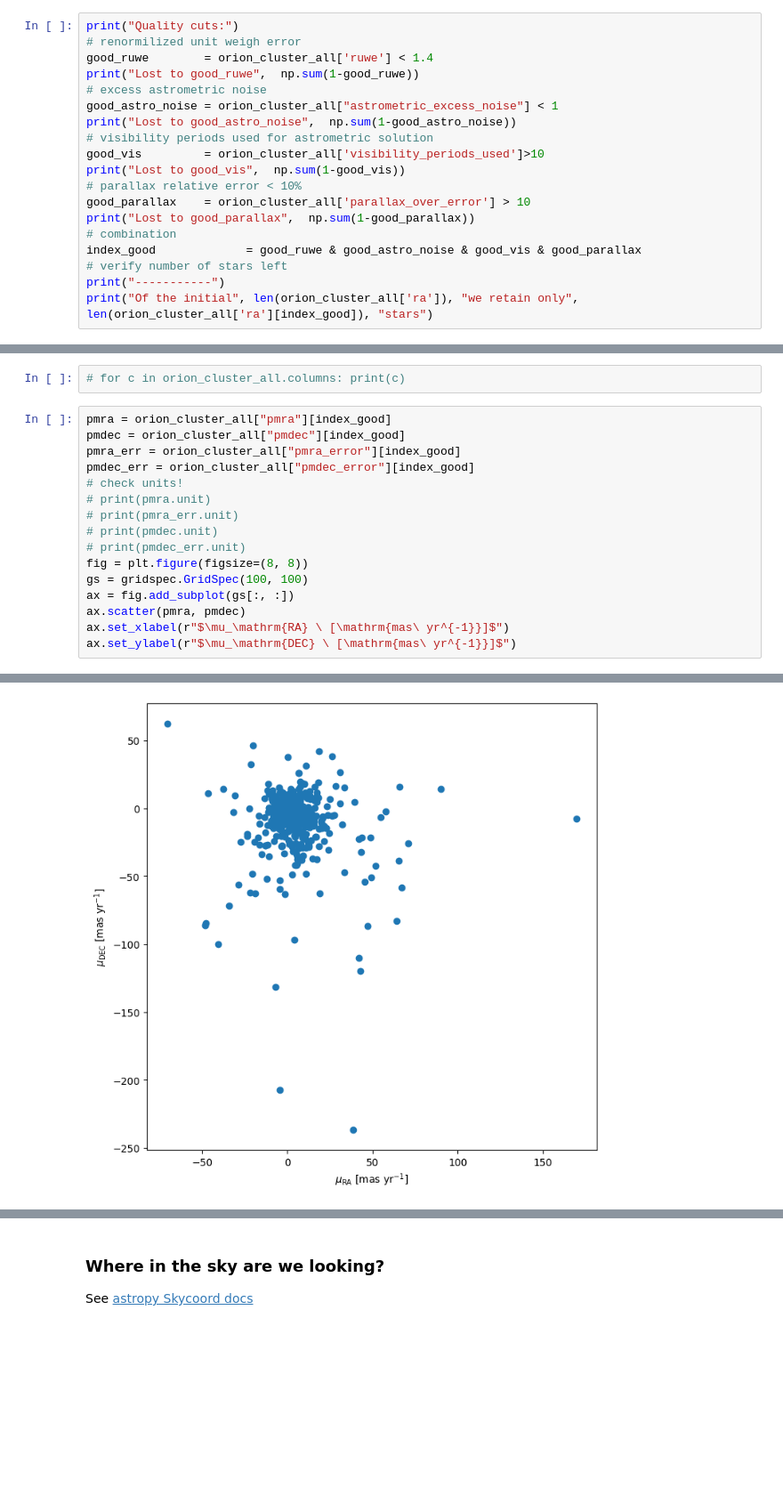
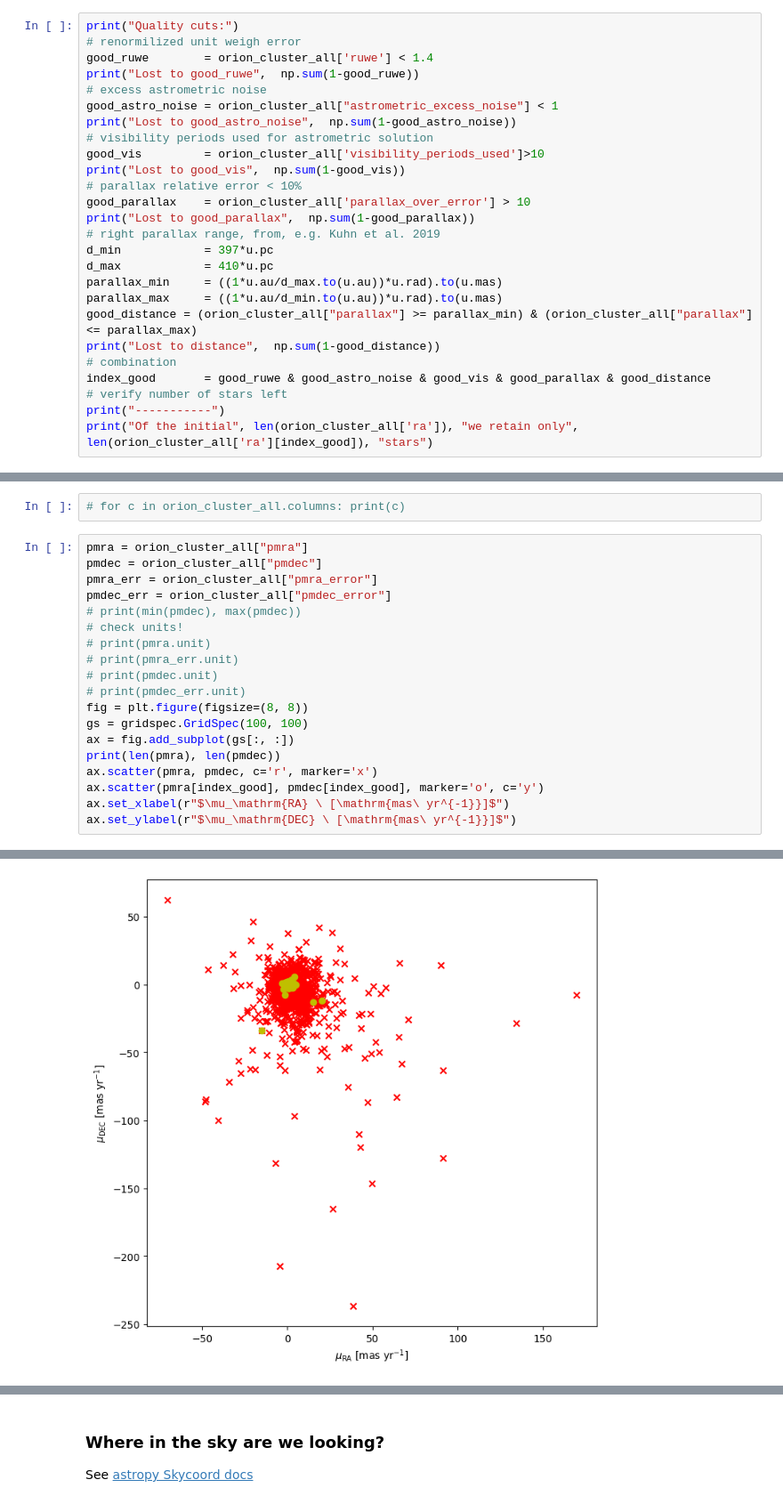
Before and after one commit to mathren/MfA_runaways, a Jupyter notebook: data/explore_Gaia_dr3_catalog.ipynb, the cells around one changed output, grey strips where cells are left out. Shown at 89% size. Saved outputs shown, nothing was run; the diff lists cells and outputs as text; blank space fills up the shorter version.

```diff
--- a/data/explore_Gaia_dr3_catalog.ipynb
+++ b/data/explore_Gaia_dr3_catalog.ipynb
@@ -122,8 +122,15 @@ print("Lost to good_vis",  np.sum(1-good_vis))
 # parallax relative error < 10%
 good_parallax    = orion_cluster_all['parallax_over_error'] > 10
 print("Lost to good_parallax",  np.sum(1-good_parallax))
+# right parallax range, from, e.g. Kuhn et al. 2019
+d_min            = 397*u.pc
+d_max            = 410*u.pc
+parallax_min     = ((1*u.au/d_max.to(u.au))*u.rad).to(u.mas)
+parallax_max     = ((1*u.au/d_min.to(u.au))*u.rad).to(u.mas)
+good_distance = (orion_cluster_all["parallax"] >= parallax_min) & (orion_cluster_all["parallax"]<= parallax_max)
+print("Lost to distance",  np.sum(1-good_distance))
 # combination
-index_good             = good_ruwe & good_astro_noise & good_vis & good_parallax
+index_good       = good_ruwe & good_astro_noise & good_vis & good_parallax & good_distance
 # verify number of stars left
 print("-----------")
 print("Of the initial", len(orion_cluster_all['ra']), "we retain only", len(orion_cluster_all['ra'][index_good]), "stars")
@@ -186,10 +196,11 @@ ax.set_ylabel(r"DEC [deg]")
 # %%
 # for c in orion_cluster_all.columns: print(c)
 # %%
-pmra = orion_cluster_all["pmra"][index_good]
-pmdec = orion_cluster_all["pmdec"][index_good]
-pmra_err = orion_cluster_all["pmra_error"][index_good]
-pmdec_err = orion_cluster_all["pmdec_error"][index_good]
+pmra = orion_cluster_all["pmra"]
+pmdec = orion_cluster_all["pmdec"]
+pmra_err = orion_cluster_all["pmra_error"]
+pmdec_err = orion_cluster_all["pmdec_error"]
+# print(min(pmdec), max(pmdec))
 # check units!
 # print(pmra.unit)
 # print(pmra_err.unit)
@@ -198,7 +209,9 @@ pmdec_err = orion_cluster_all["pmdec_error"][index_good]
 fig = plt.figure(figsize=(8, 8))
 gs = gridspec.GridSpec(100, 100)
 ax = fig.add_subplot(gs[:, :])
-ax.scatter(pmra, pmdec)
+print(len(pmra), len(pmdec))
+ax.scatter(pmra, pmdec, c='r', marker='x')
+ax.scatter(pmra[index_good], pmdec[index_good], marker='o', c='y')
 ax.set_xlabel(r"$\mu_\mathrm{RA} \ [\mathrm{mas\ yr^{-1}}]$")
 ax.set_ylabel(r"$\mu_\mathrm{DEC} \ [\mathrm{mas\ yr^{-1}}]$")
 # %% [output]
@@ -206,4 +220,4 @@ Text(0, 0.5, '$\\mu_\\mathrm{DEC} \\ [\\mathrm{mas\\ yr^{-1}}]$')
-[figure, old version]
+[figure, new version]
 # %% [markdown]
 ### Define average motion of the cluster
 
```
Also changed, not shown: parts of 6 cells of this notebook.
